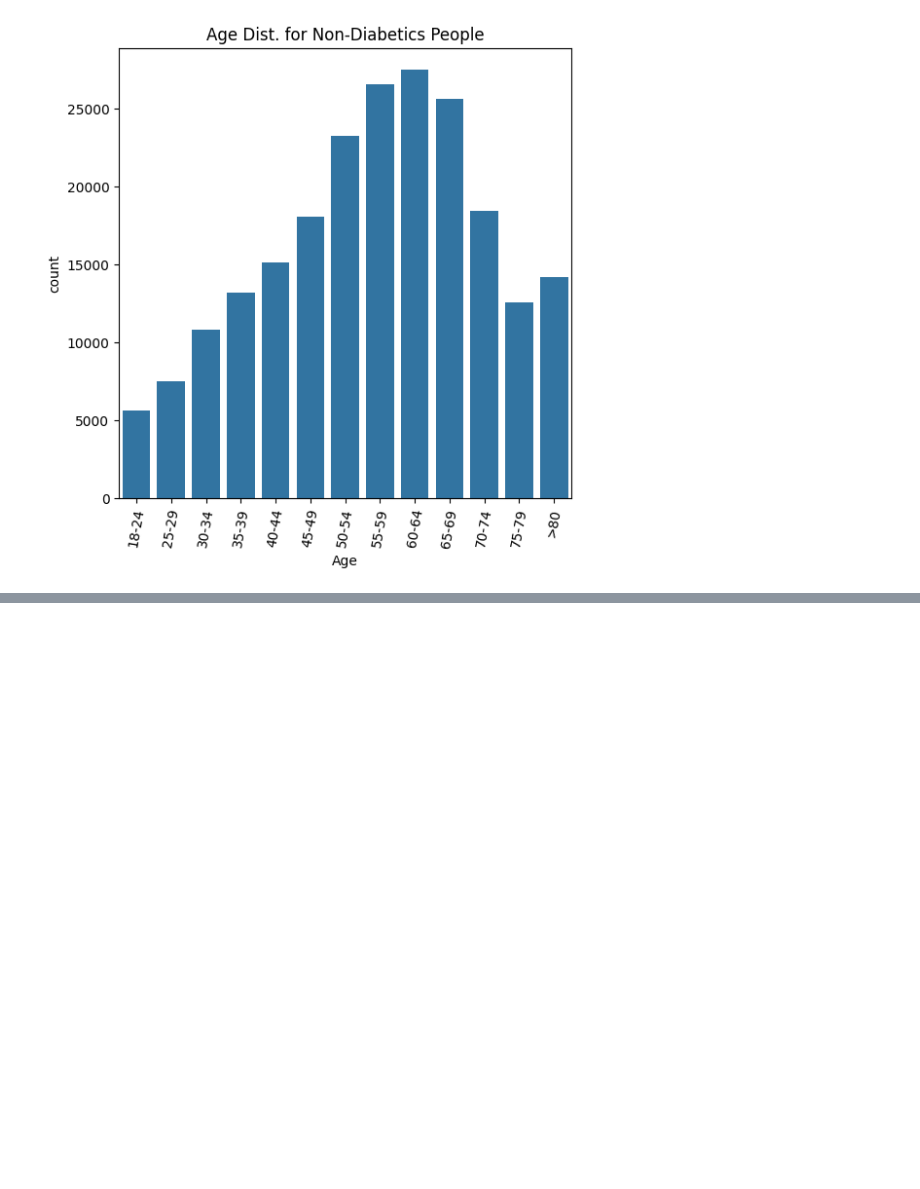
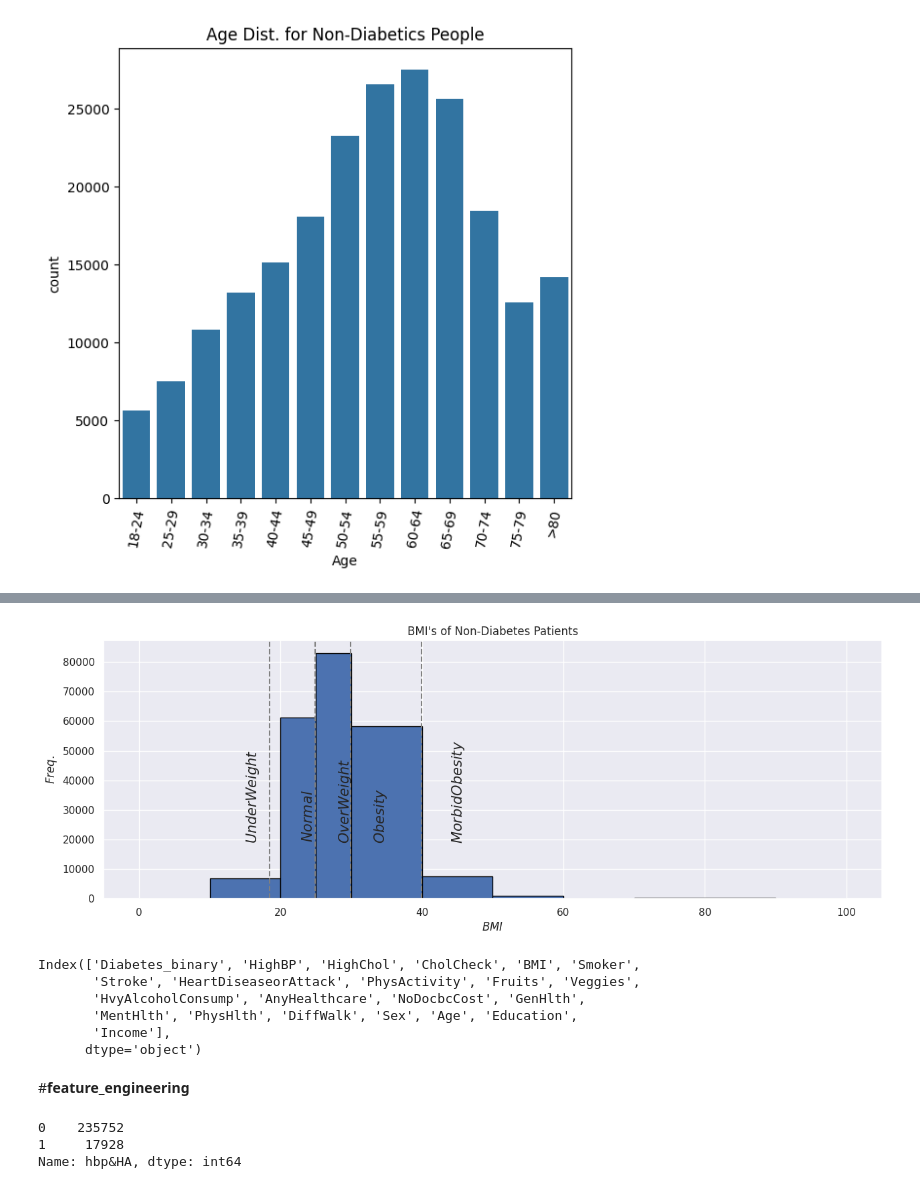
Before and after one commit to Pankaj-2003/wids_diabetes, a Jupyter notebook: wids_diabetes.ipynb, the cells around one changed output, grey strips where cells are left out. Saved outputs shown, nothing was run; the diff lists cells and outputs as text; code cells hidden in the pictures; blank space fills up the shorter version.

```diff
--- a/wids_diabetes.ipynb
+++ b/wids_diabetes.ipynb
@@ -111,0 +201,31 @@ ax.set_xticklabels(['18-24', '25-29', '30-34', '35-39', '40-44', '45-49', '50-54
+# %%
+plt.axvline(18.5,color = "gray",linestyle = "--")
+plt.axvline(24.9, color = "gray",linestyle = "--")
+plt.axvline(29.9,  color = "gray",linestyle = "--")
+plt.axvline(39.9, color = "gray",linestyle = "--")
+
+# add text
+plt.text(15,20000, "$UnderWeight$", rotation = 90 , size = 15)
+plt.text(23,20000, "$Normal$", rotation = 90 , size = 15)
+plt.text(28,20000, "$OverWeight$", rotation = 90 , size = 15)
+plt.text(33,20000, "$Obesity$", rotation = 90 , size = 15)
+plt.text(44,20000, "$MorbidObesity$", rotation = 90 , size = 15)
+
+plt.hist(train[train["Diabetes_binary"]==0.0].BMI , edgecolor = 'black',bins = [0,10,20,25,30,40,50,60,70,80,90,100])
+plt.xlabel("$BMI$")
+plt.ylabel("$Freq.$")
+plt.title("BMI's of Non-Diabetes Patients")
+plt.rcParams["figure.figsize"] = (15,5)
+# %% [output]
+[figure, added]
+# %%
+train.columns
+# %% [output]
+Index(['Diabetes_binary', 'HighBP', 'HighChol', 'CholCheck', 'BMI', 'Smoker',
+       'Stroke', 'HeartDiseaseorAttack', 'PhysActivity', 'Fruits', 'Veggies',
+       'HvyAlcoholConsump', 'AnyHealthcare', 'NoDocbcCost', 'GenHlth',
+       'MentHlth', 'PhysHlth', 'DiffWalk', 'Sex', 'Age', 'Education',
+       'Income'],
+      dtype='object')
+# %% [markdown]
+#**feature_engineering**
@@ -111,0 +252,10 @@ ax.set_xticklabels(['18-24', '25-29', '30-34', '35-39', '40-44', '45-49', '50-54
+# %%
+# Type 2 diabetes being age-related: people with high blood pressure and heart disease/illness(more prevalent with aging)
+
+train['hbp&HA'] = (train['HeartDiseaseorAttack'] == 1.0) & (train['HighBP'] == 1.0)
+train['hbp&HA'] = train['hbp&HA'].astype(int)
+train['hbp&HA'].value_counts()
+# %% [output]
+0    235752
+1     17928
+Name: hbp&HA, dtype: int64
```
Also changed, not shown: parts of 32 cells of this notebook.
